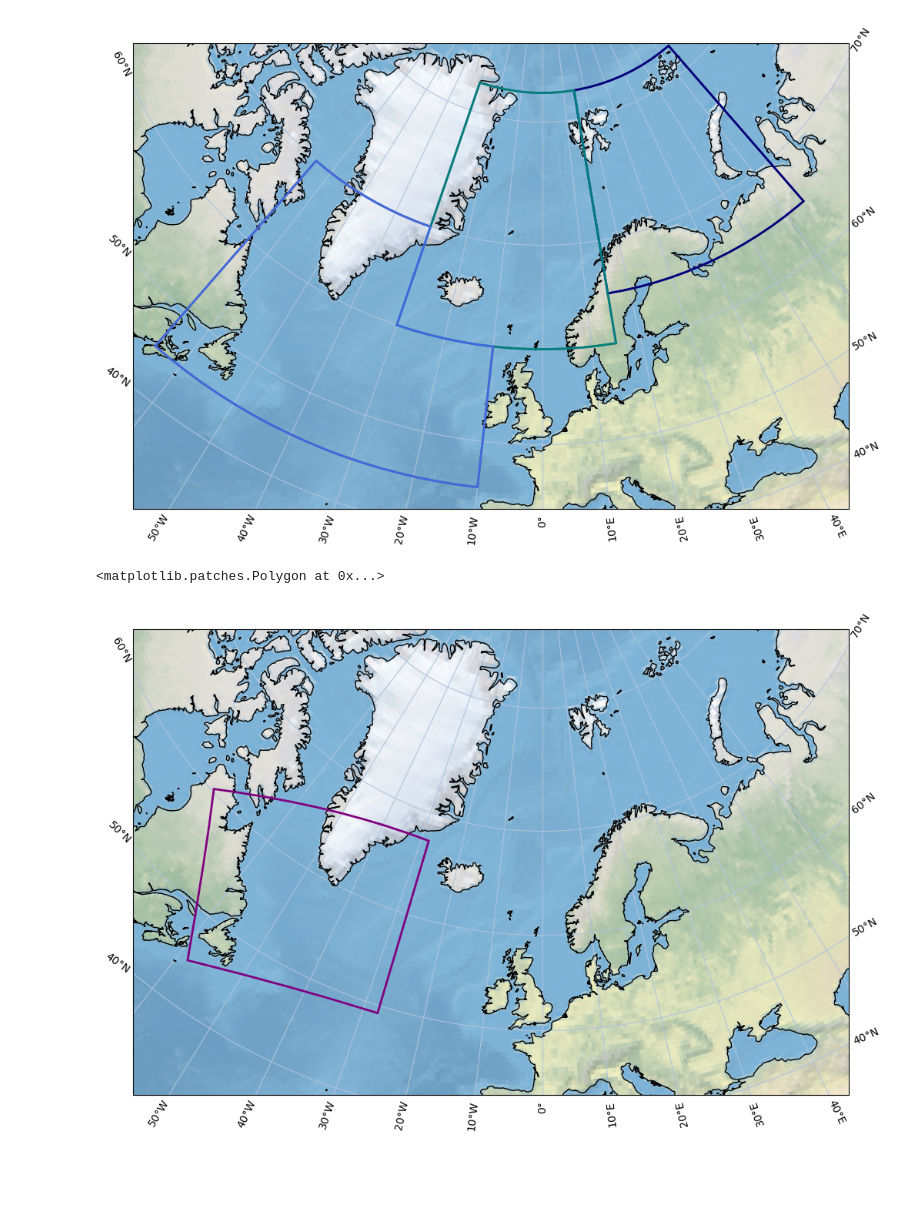
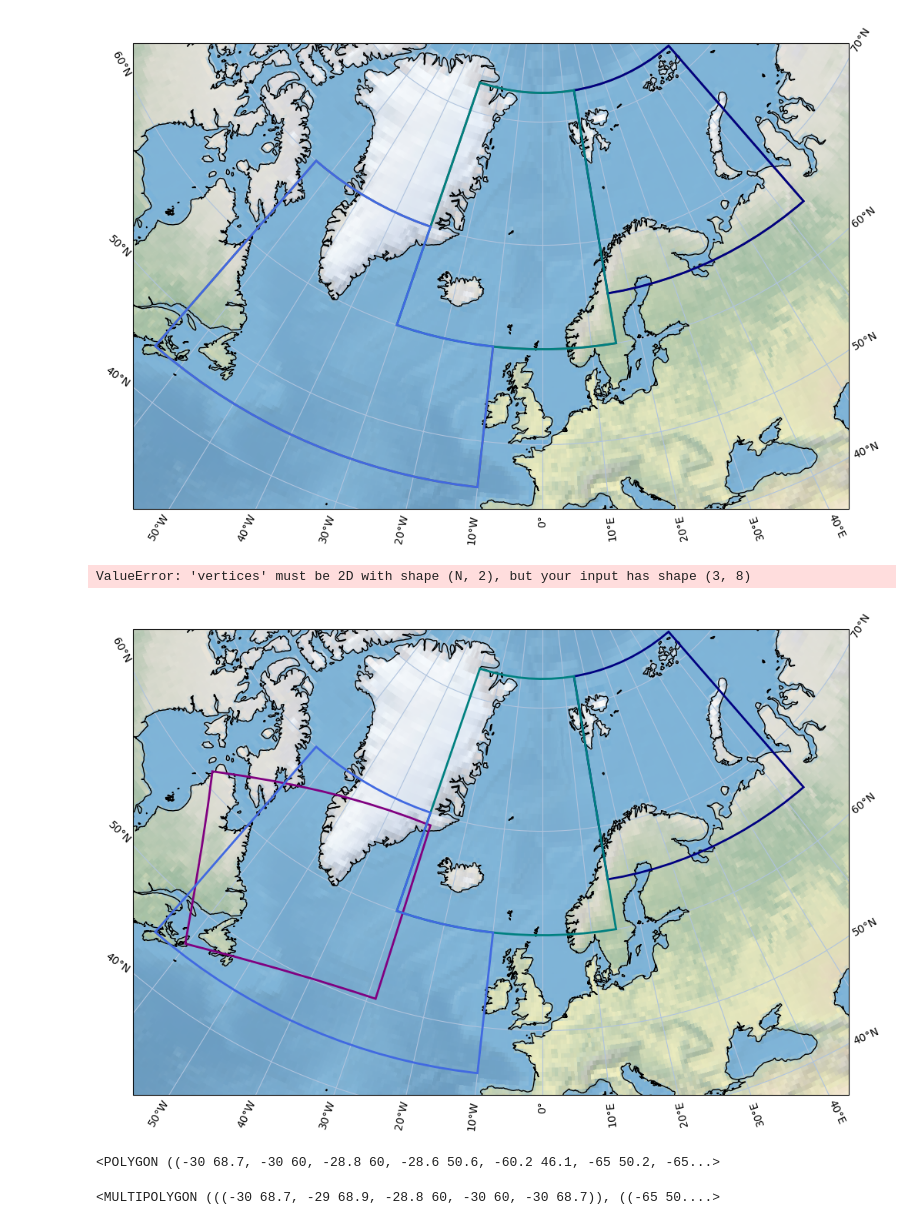
Before and after one commit to flogrows/phd-notebooks, a Jupyter notebook: Maps.ipynb, the cells around one changed output. Drawn from its saved outputs; the diff is of its cells as text; code cells hidden in the pictures; blank space fills up the shorter version.

Commit message:
Trying to filter granules by intersection with aoi

```diff
--- a/Maps.ipynb
+++ b/Maps.ipynb
@@ -53,27 +54,44 @@ bb1 = patches.Polygon(xy=bb1_corners, edgecolor='purple', fc='none', lw=2, ls=':
 # %%
 fig = plt.figure(figsize=[12,8])
 
 map_proj = ccrs.LambertConformal(central_longitude=0)
 map_proj._threshold /= 100
 
 ax = plt.axes(projection=map_proj)
 ax.set_extent([-67,48,43,82], crs=ccrs.PlateCarree())
 ax.coastlines(resolution='50m')
 ax.stock_img()
 
 gl = ax.gridlines(draw_labels=True, color = 'lightsteelblue',  xlocs = [x for x in range(-60,70,10)], \
                   ylocs = [y for y in range(40,90,10)], x_inline=False, y_inline=False, zorder=1)
 gl.top_labels = False
 
 # Example polygon from MODIS granule info
-polygon = '67.495375 -28.18303 60.232009 -75.100066 44.820723 -58.396863 49.181452 -27.550534 67.495375 -28.18303'
+polygon = '68.899557 -28.970721 61.297234 -78.003131 46.107982 -60.249471 50.587606 -28.592569 68.899557 -28.970721'
 polygon = polygon.split()
 polygon = [float(x) for x in polygon]
 polygon = [(polygon[i+1], polygon[i]) for i in range(0, len(polygon), 2)] # need to swap lat/lon
 
 polygon_patch = patches.Polygon(xy=polygon, edgecolor='purple', facecolor='none',
                                 linewidth=2, transform=ccrs.Geodetic(), zorder=2) # ? Projection
 ax.add_patch(polygon_patch)
+
+# Barents Sea subregion
+barents_box = patches.Polygon(xy=barents_corners, edgecolor='navy', fc='none', lw=2, ls='-', transform=ccrs.PlateCarree(), zorder=3)
+ax.add_patch(barents_box)
+
+# Greenland-Iceland-Norwegian Seas subregion
+gin_box = patches.Polygon(xy=gin_corners, edgecolor='teal', fc='none', lw=2, ls='-', transform=ccrs.PlateCarree(), zorder=4)
+ax.add_patch(gin_box)
+
+# Labrador Sea subregion
+labrador_box = patches.Polygon(xy=labrador_corners, edgecolor='royalblue', fc='none', lw=2, ls='-', transform=ccrs.PlateCarree(), zorder=5)
+ax.add_patch(labrador_box)
+
+# plot the intersection on the map
+intersection_patch = patches.Polygon(xy=intersection.exterior.xy, edgecolor='red', facecolor='none',
+                                     linewidth=2, transform=ccrs.Geodetic(), zorder=6)
+ax.add_patch(intersection_patch)
 # %% [output]
-<matplotlib.patches.Polygon at 0x...>
+ValueError: 'vertices' must be 2D with shape (N, 2), but your input has shape (3, 8)
-[figure, old version]
+[figure, new version]
@@ -79,0 +107,8 @@ ax.add_patch(polygon_patch)
+# %%
+intersection
+# %% [output]
+<POLYGON ((-30 68.7, -30 60, -28.8 60, -28.6 50.6, -60.2 46.1, -65 50.2, -65...>
+# %%
+difference(polygon_poly, labrador_poly)
+# %% [output]
+<MULTIPOLYGON (((-30 68.7, -29 68.9, -28.8 60, -30 60, -30 68.7)), ((-65 50....>
```
Also changed, not shown: parts of 4 cells of this notebook, 1 other file.
